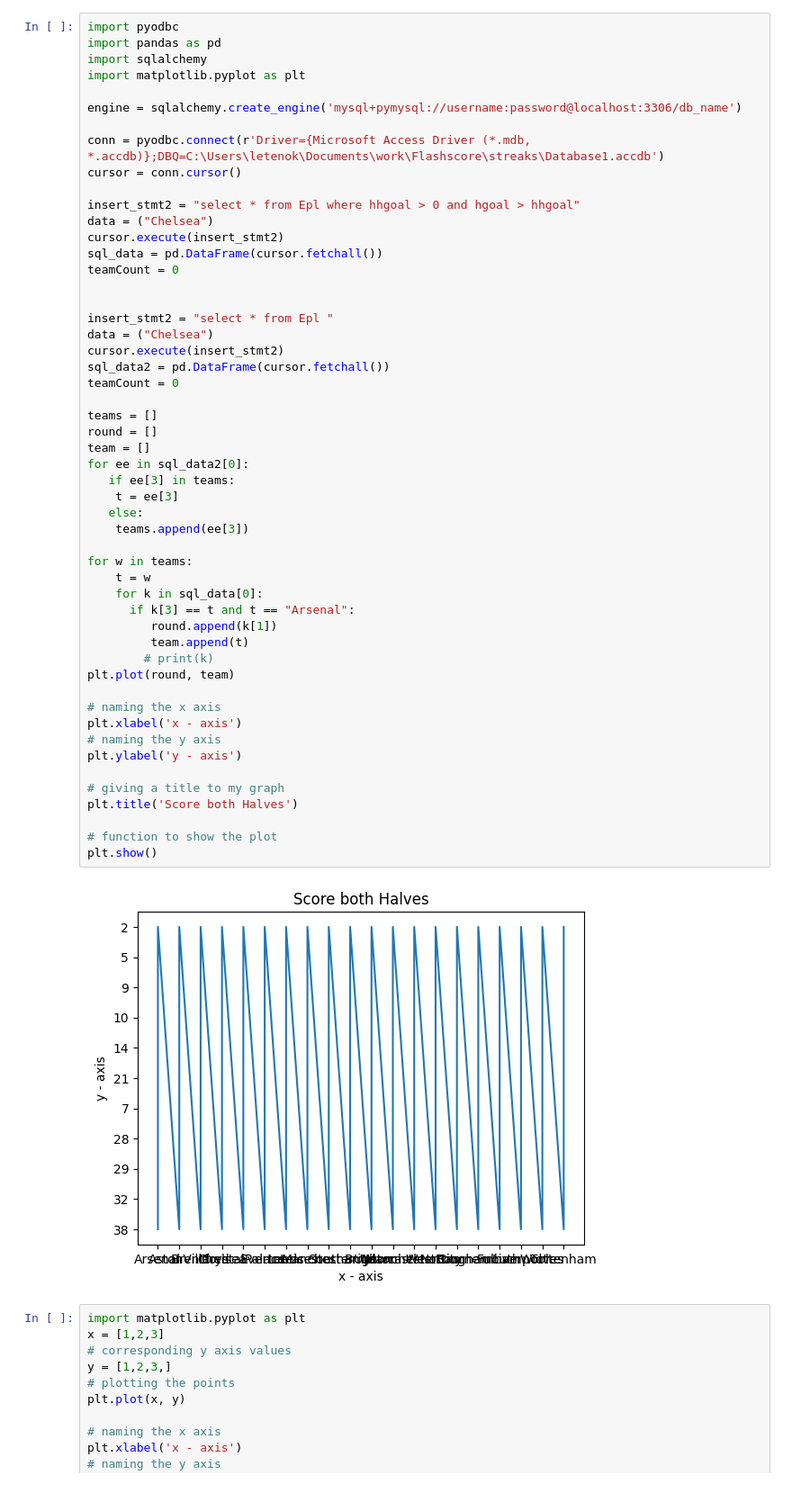
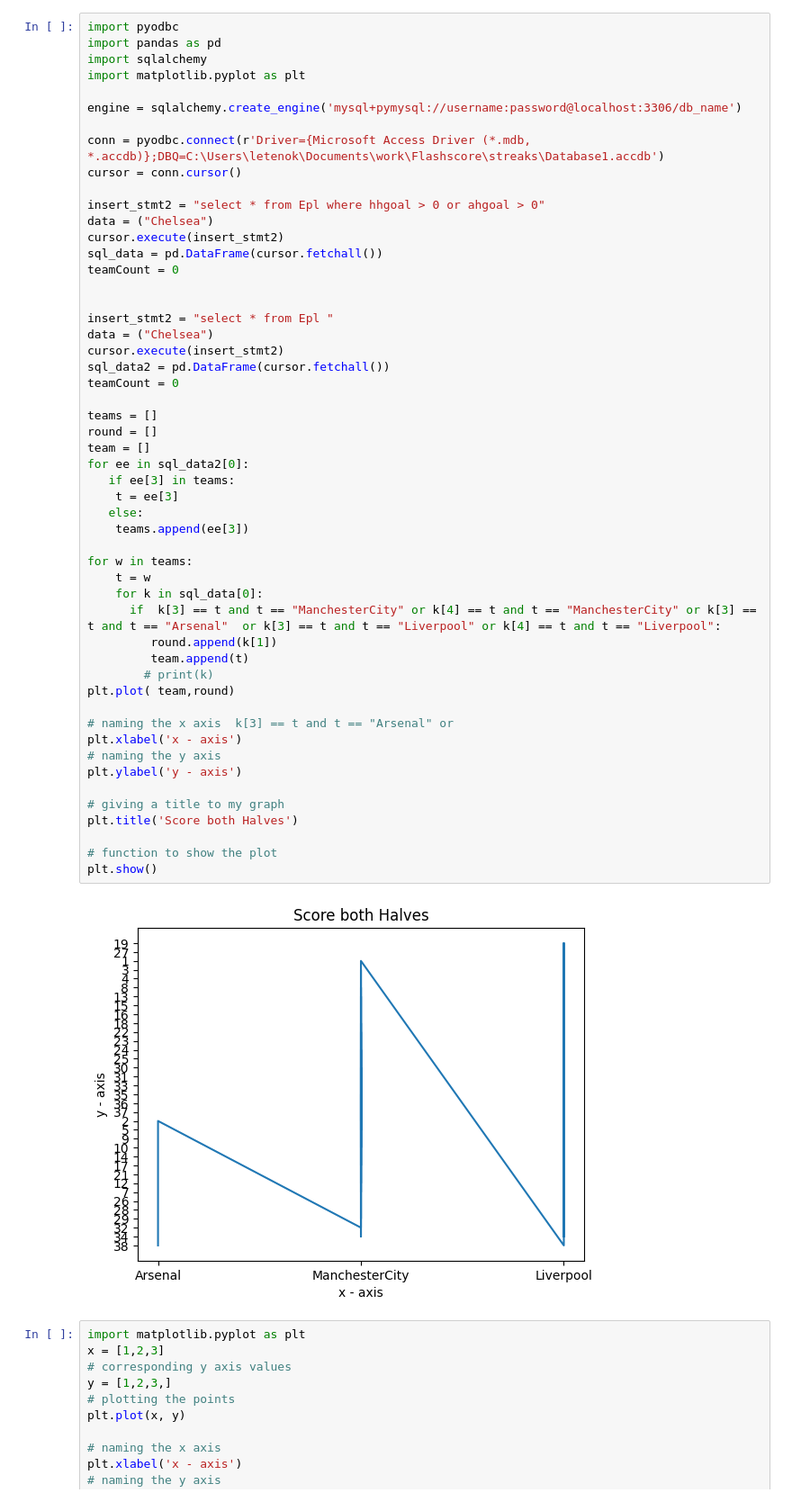
Before and after one commit to Git-Kampion/streaks, a Jupyter notebook: BetAnalysis.ipynb, the cells around one changed output. Shown: that part at 90% size. Saved outputs shown, nothing was run; the diff lists cells and outputs as text.

```diff
--- a/BetAnalysis.ipynb
+++ b/BetAnalysis.ipynb
@@ -9,7 +9,7 @@ engine = sqlalchemy.create_engine('mysql+pymysql://username:password@localhost:3
 conn = pyodbc.connect(r'Driver={Microsoft Access Driver (*.mdb, *.accdb)};DBQ=C:\Users\letenok\Documents\work\Flashscore\streaks\Database1.accdb')
 cursor = conn.cursor()
 
-insert_stmt2 = "select * from Epl where hhgoal > 0 and hgoal > hhgoal"
+insert_stmt2 = "select * from Epl where hhgoal > 0 or ahgoal > 0"
 data = ("Chelsea")
 cursor.execute(insert_stmt2)
 sql_data = pd.DataFrame(cursor.fetchall())
@@ -21,37 +21,37 @@ data = ("Chelsea")
 cursor.execute(insert_stmt2)
 sql_data2 = pd.DataFrame(cursor.fetchall())
 teamCount = 0
 
 teams = []
 round = []
 team = []
 for ee in sql_data2[0]:
    if ee[3] in teams:
     t = ee[3]
    else:
     teams.append(ee[3])
 
 for w in teams:
     t = w
     for k in sql_data[0]:
-      if k[3] == t and t == "Arsenal":
+      if  k[3] == t and t == "ManchesterCity" or k[4] == t and t == "ManchesterCity" or k[3] == t and t == "Arsenal"  or k[3] == t and t == "Liverpool" or k[4] == t and t == "Liverpool":
          round.append(k[1])
          team.append(t)
         # print(k)
-plt.plot(round, team)
+plt.plot( team,round)
 
-# naming the x axis
+# naming the x axis  k[3] == t and t == "Arsenal" or
 plt.xlabel('x - axis')
 # naming the y axis
 plt.ylabel('y - axis')
 
 # giving a title to my graph
 plt.title('Score both Halves')
 
 # function to show the plot
 plt.show()
 # %% [output]
-[figure, old version]
+[figure, new version]
 # %%
 import matplotlib.pyplot as plt
 x = [1,2,3]
```
Also changed, not shown: 2 other files.
